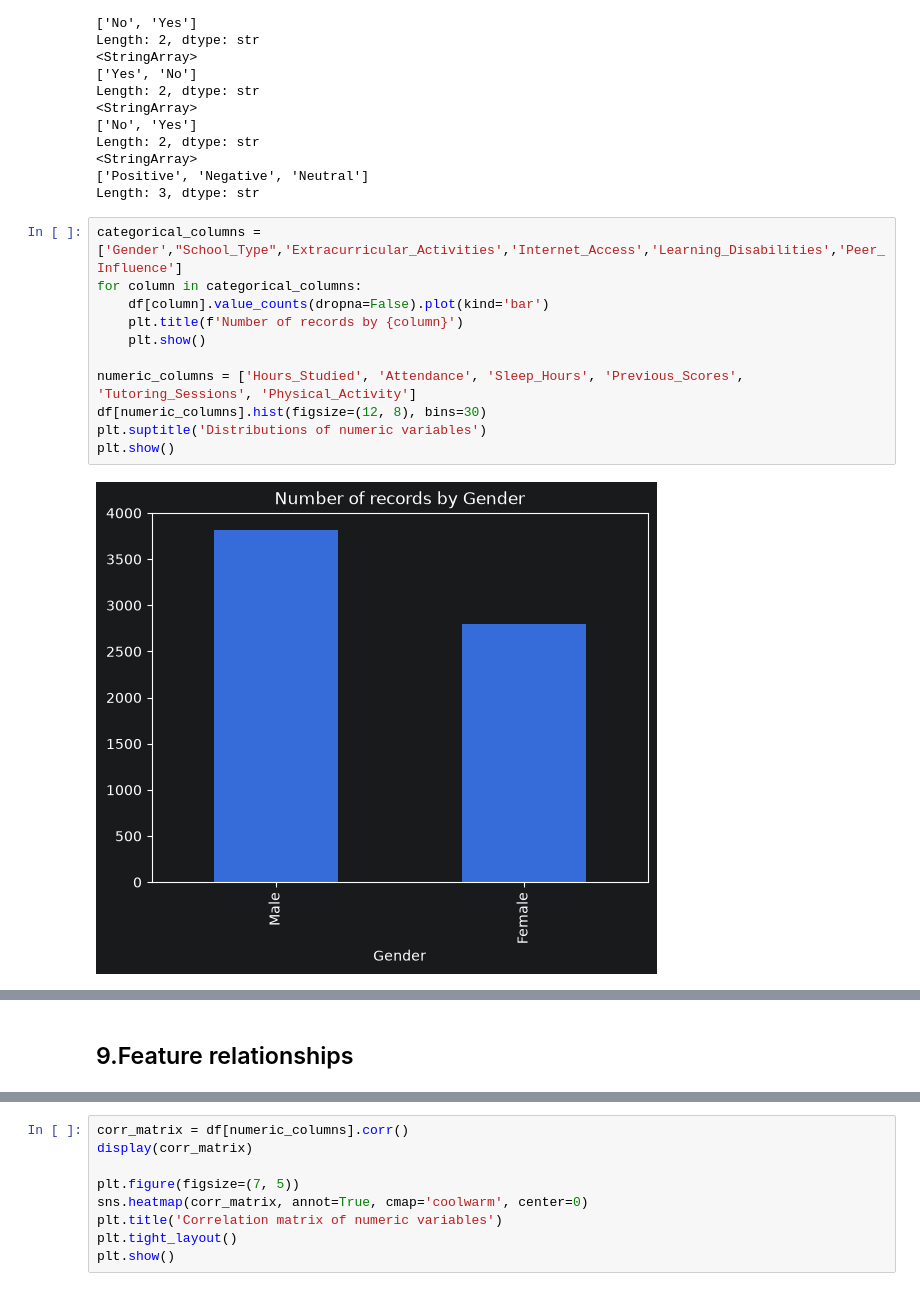
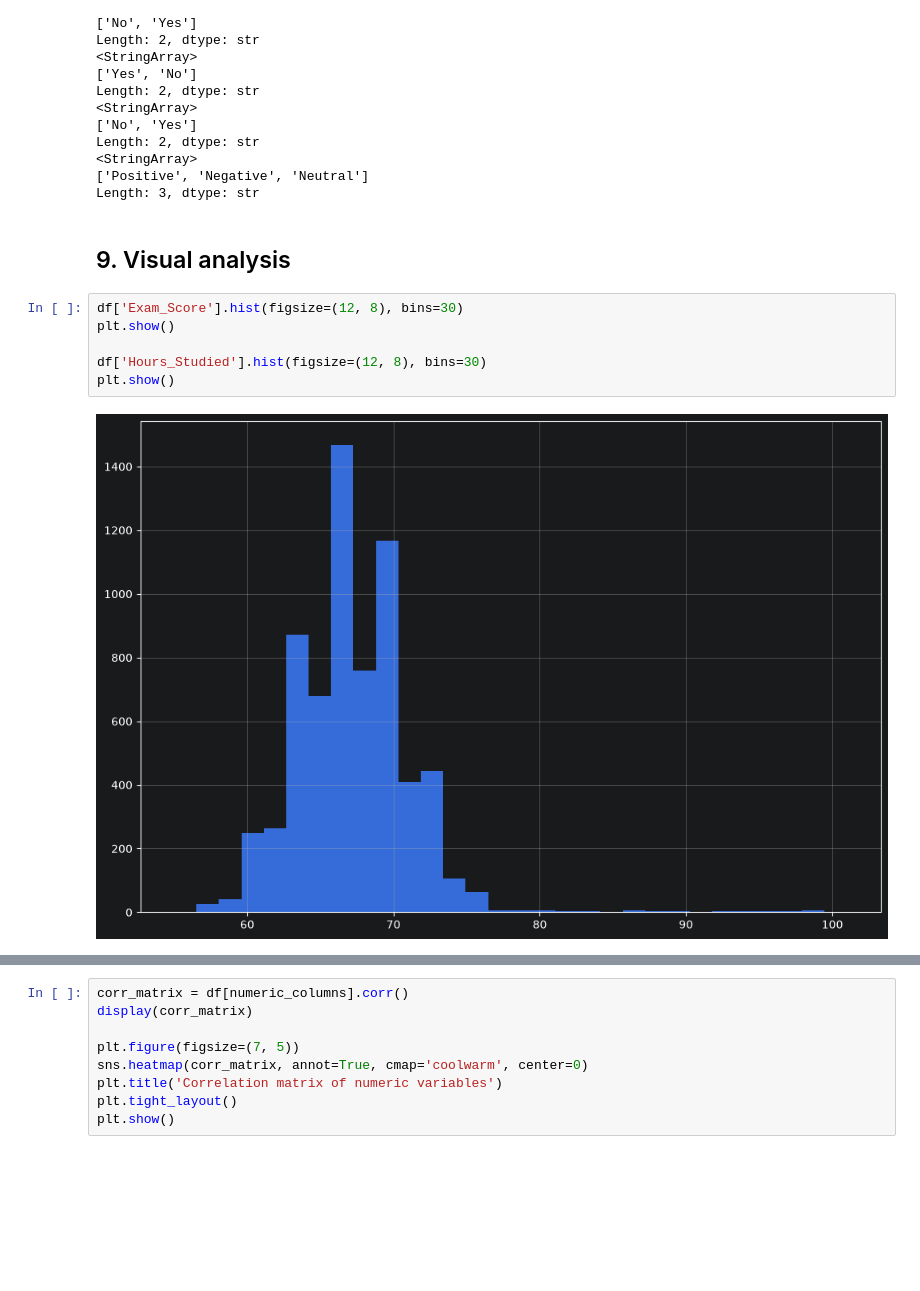
Before and after one commit to Abd0id/EduPredict, a Jupyter notebook: notebooks/EDA.ipynb, the cells around one changed output, grey strips where cells are left out. Drawn from its saved outputs; the diff is of its cells as text; blank space fills up the shorter version.

```diff
--- a/notebooks/EDA.ipynb
+++ b/notebooks/EDA.ipynb
@@ -122,16 +122,13 @@ Length: 2, dtype: str
 <StringArray>
 ['Positive', 'Negative', 'Neutral']
 Length: 3, dtype: str
+# %% [markdown]
+## 9. Visual analysis
 # %%
-categorical_columns = ['Gender',"School_Type",'Extracurricular_Activities','Internet_Access','Learning_Disabilities','Peer_Influence']
-for column in categorical_columns:
-    df[column].value_counts(dropna=False).plot(kind='bar')
-    plt.title(f'Number of records by {column}')
-    plt.show()
+df['Exam_Score'].hist(figsize=(12, 8), bins=30)
+plt.show()
 
-numeric_columns = ['Hours_Studied', 'Attendance', 'Sleep_Hours', 'Previous_Scores', 'Tutoring_Sessions', 'Physical_Activity']
-df[numeric_columns].hist(figsize=(12, 8), bins=30)
-plt.suptitle('Distributions of numeric variables')
+df['Hours_Studied'].hist(figsize=(12, 8), bins=30)
 plt.show()
 # %% [output]
-[figure, old version]
+[figure, new version]
@@ -144,2 +135,0 @@ plt.show()
-# %% [markdown]
-## 9.Feature relationships
```
Also changed, not shown: parts of 2 cells of this notebook, 58 other files.
